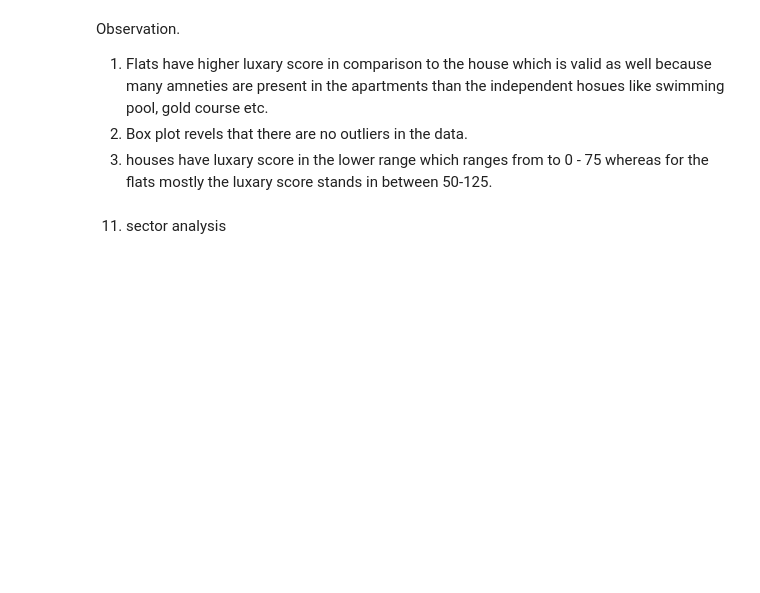
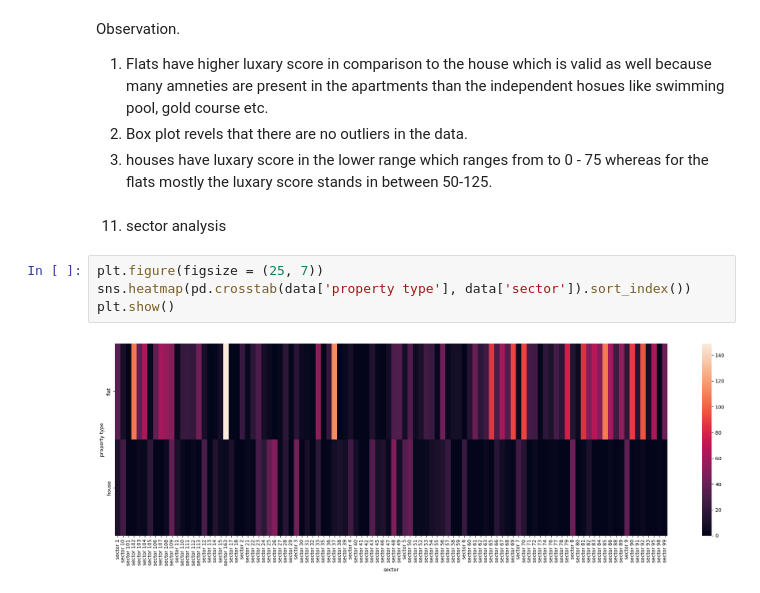
Before and after one commit to abhishek-saurav/real_estate_project, a Jupyter notebook: notebooks/eda_multivariate_analysis.ipynb, the cells around one changed output. Cells and saved outputs as stored; diff of their text form; blank space fills up the shorter version.

```diff
--- a/notebooks/eda_multivariate_analysis.ipynb
+++ b/notebooks/eda_multivariate_analysis.ipynb
@@ -316,3 +316,9 @@ Observation.
 3. houses have luxary score in the lower range which ranges from to 0 - 75 whereas for the flats mostly the luxary score stands in between 50-125.
 # %% [markdown]
 11. sector analysis
+# %%
+plt.figure(figsize = (25, 7))
+sns.heatmap(pd.crosstab(data['property type'], data['sector']).sort_index())
+plt.show()
+# %% [output]
+[figure, added]
```
Also changed, not shown: parts of 46 cells of this notebook, 5 other files.
